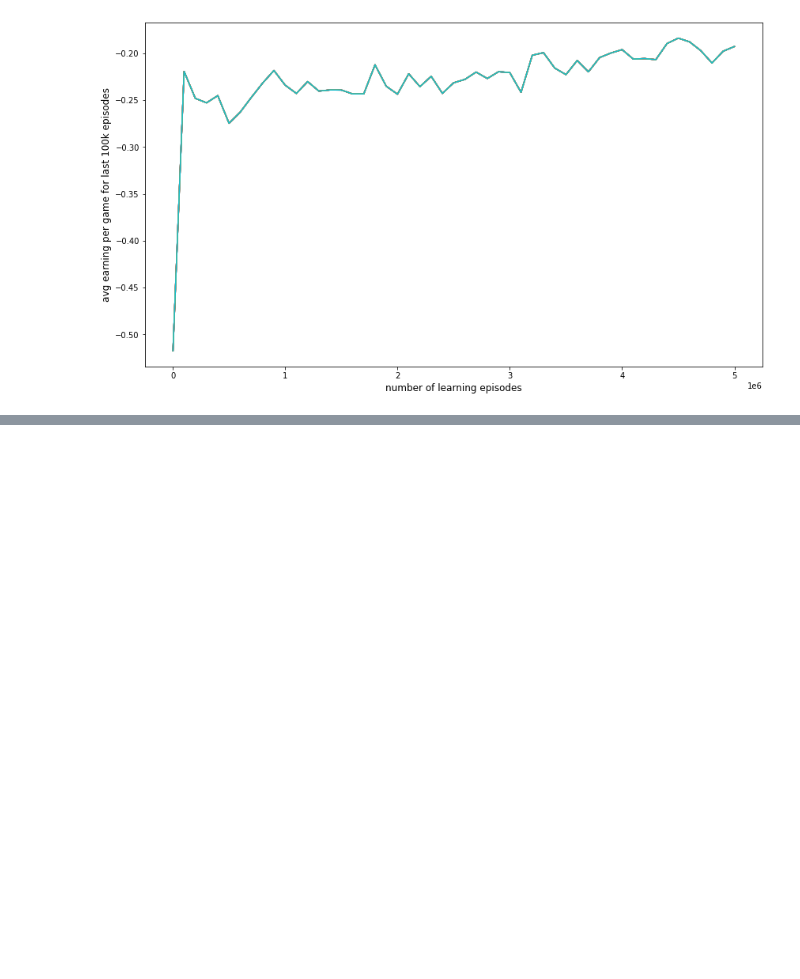
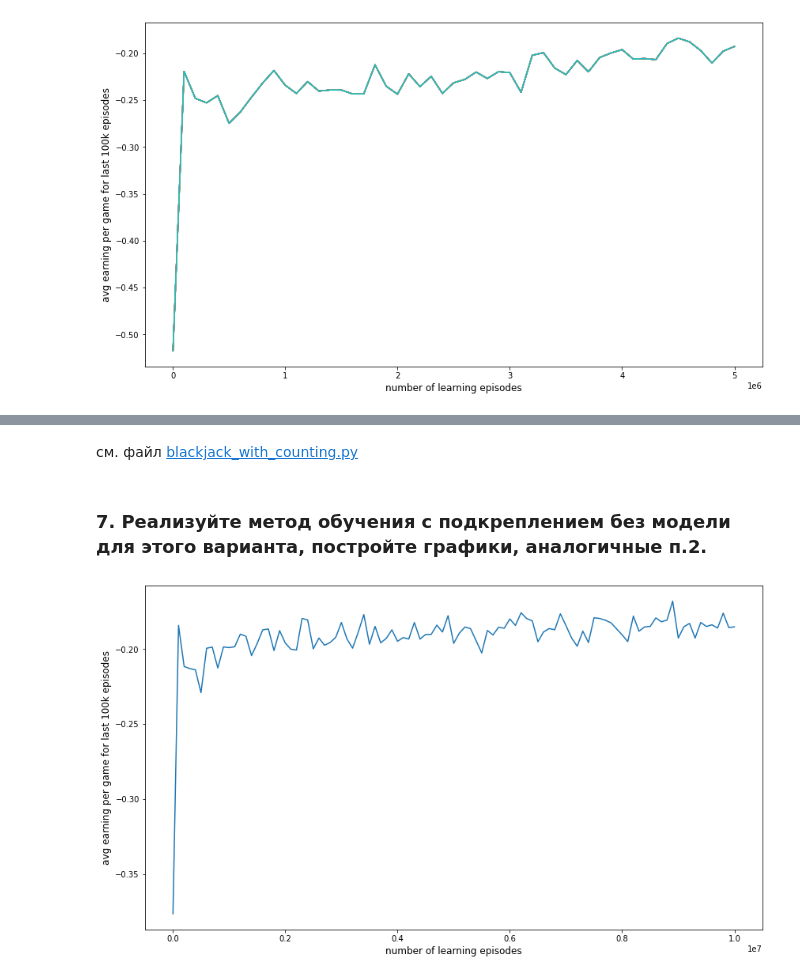
Before and after one commit to 7CD/made_RL, a Jupyter notebook: hw1/made_RL_hw1.ipynb, the cells around one changed output, grey strips where cells are left out. Cells and saved outputs as stored; diff of their text form; code cells hidden in the pictures; blank space fills up the shorter version.

```diff
--- a/hw1/made_RL_hw1.ipynb
+++ b/hw1/made_RL_hw1.ipynb
@@ -194,0 +206,8 @@ plt.ylabel('avg earning per game for last 100k episodes', fontsize=12);
+# %% [markdown]
+см. файл [blackjack_with_counting.py](https://github.com/7CD/made_RL/tree/master/hw1/blackjack_with_counting.py)
+# %% [markdown]
+### 7. Реализуйте метод обучения с подкреплением без модели для этого варианта, постройте графики, аналогичные п.2.
+# %%
+import blackjack_with_counting as bjc
+
+env = bjc.BlackjackEnv(counting_score_thresh=5.0, natural=True)
@@ -194,0 +260,30 @@ plt.ylabel('avg earning per game for last 100k episodes', fontsize=12);
+# %%
+total_episodes = 10000000
+n_s = []
+avg_results = []
+
+Q = get_random_Q()
+pi = compute_policy_by_Q(Q)
+
+results = []
+
+for n in range(total_episodes):
+
+  Q_learning_episode(env, pi, Q, results, alpha=0.05, epsilon=0.05, gamma=1.)
+  pi = compute_policy_by_Q(Q)
+
+  if n == 1000:
+    avg_results.append(sum(results) / len(results))
+    n_s.append(n)
+
+  if (n + 1) % 100000 == 0:
+    avg_results.append(sum(results) / len(results))
+    results.clear()
+    n_s.append(n)
+# %%
+plt.figure(figsize=(14, 8))
+plt.plot(n_s, avg_results)
+plt.xlabel('number of learning episodes', fontsize=12)
+plt.ylabel('avg earning per game for last 100k episodes', fontsize=12);
+# %% [output]
+[figure, added]
```
Also changed, not shown: parts of 5 cells of this notebook, 1 other file.
